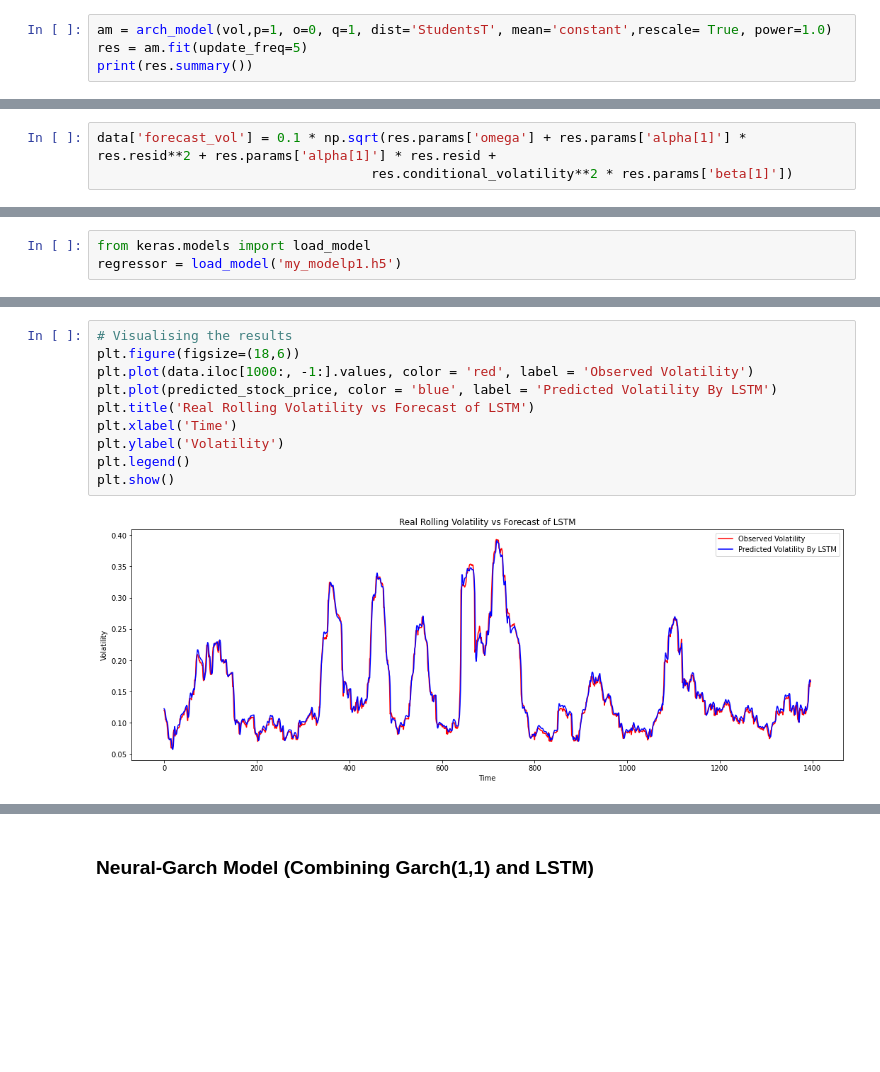
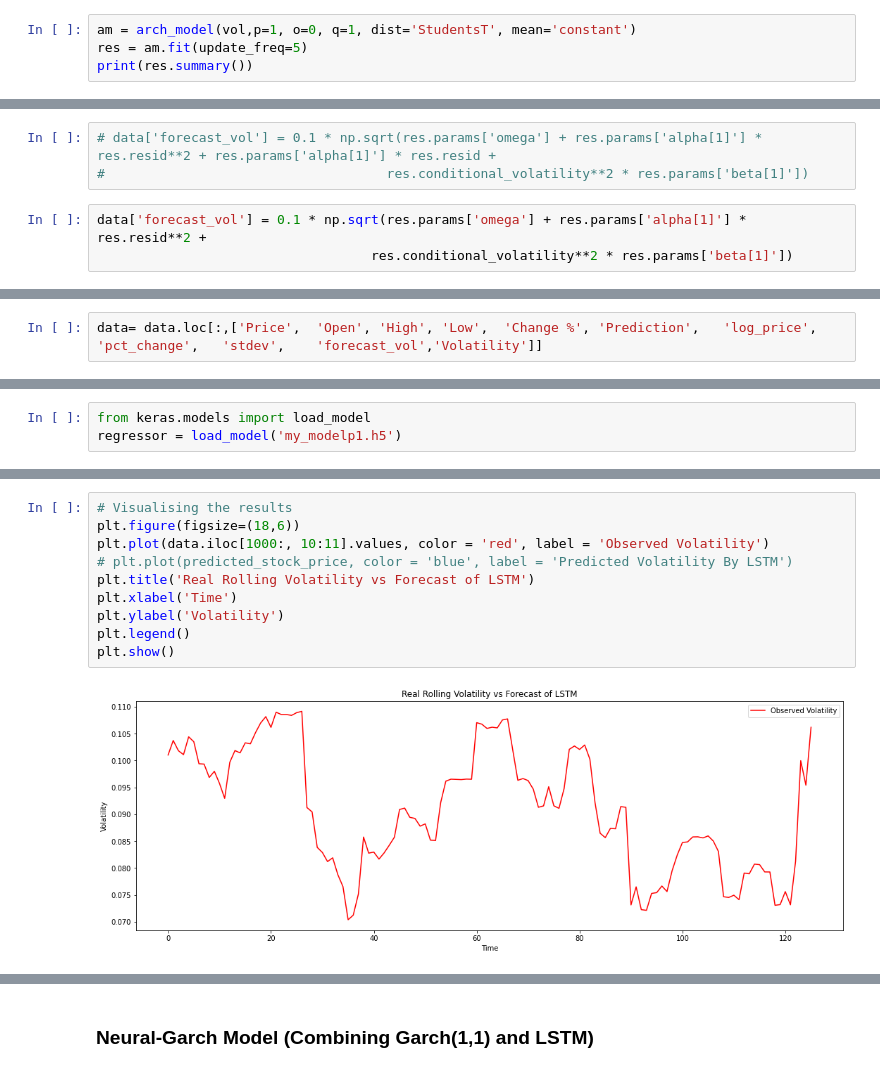
Before and after one commit to Eminent01/Baum-Tenpers-Research, a Jupyter notebook: Baum_Tenper_Research.ipynb, the cells around one changed output, grey strips where cells are left out. Drawn from its saved outputs; the diff is of its cells as text; blank space fills up the shorter version.

```diff
--- a/Baum_Tenper_Research.ipynb
+++ b/Baum_Tenper_Research.ipynb
@@ -1083,7 +1102,7 @@ data = data.dropna()
 # %%
 vol = data["Volatility"] * 100
 # %%
-am = arch_model(vol,p=1, o=0, q=1, dist='StudentsT', mean='constant',rescale= True, power=1.0)
+am = arch_model(vol,p=1, o=0, q=1, dist='StudentsT', mean='constant')
 res = am.fit(update_freq=5)
 print(res.summary())
 # %% [output]
@@ -1105,8 +1124,11 @@ nu            33.0703     25.284      1.308      0.191 [-16.486, 82.627]
 
 Covariance estimator: robust
 # %%
-data['forecast_vol'] = 0.1 * np.sqrt(res.params['omega'] + res.params['alpha[1]'] * res.resid**2 + res.params['alpha[1]'] * res.resid +
-                                   res.conditional_volatility**2 * res.params['beta[1]'])
+# data['forecast_vol'] = 0.1 * np.sqrt(res.params['omega'] + res.params['alpha[1]'] * res.resid**2 + res.params['alpha[1]'] * res.resid +
+#                                    res.conditional_volatility**2 * res.params['beta[1]'])
+# %%
+data['forecast_vol'] = 0.1 * np.sqrt(res.params['omega'] + res.params['alpha[1]'] * res.resid**2 +
+                                   res.conditional_volatility**2 * res.params['beta[1]'])
 # %%
 plt.figure(figsize=(10,5))
 data["Volatility"].plot()
@@ -1130 +1152,3 @@ data.shape
+# %%
+data= data.loc[:,['Price',	'Open',	'High',	'Low',	'Change %',	'Prediction',	'log_price',	'pct_change',	'stdev',	'forecast_vol','Volatility']]
 # %%
@@ -1214,15 +1238,15 @@ predicted_stock_price = regressor.predict(X_train)
 # %%
 # Visualising the results
 plt.figure(figsize=(18,6))
-plt.plot(data.iloc[1000:, -1:].values, color = 'red', label = 'Observed Volatility')
-plt.plot(predicted_stock_price, color = 'blue', label = 'Predicted Volatility By LSTM')
+plt.plot(data.iloc[1000:, 10:11].values, color = 'red', label = 'Observed Volatility')
+# plt.plot(predicted_stock_price, color = 'blue', label = 'Predicted Volatility By LSTM')
 plt.title('Real Rolling Volatility vs Forecast of LSTM')
 plt.xlabel('Time')
 plt.ylabel('Volatility')
 plt.legend()
 plt.show()
 # %% [output]
-[figure, old version]
+[figure, new version]
 # %%
 skor2 = rmse_tr(predicted_stock_price, np.array(data.loc[data.index[1000:], 'Volatility']))
 print("Root Mean Squared Error of the model is calculated as ",skor2)
```
Also changed, not shown: parts of 38 cells of this notebook.
